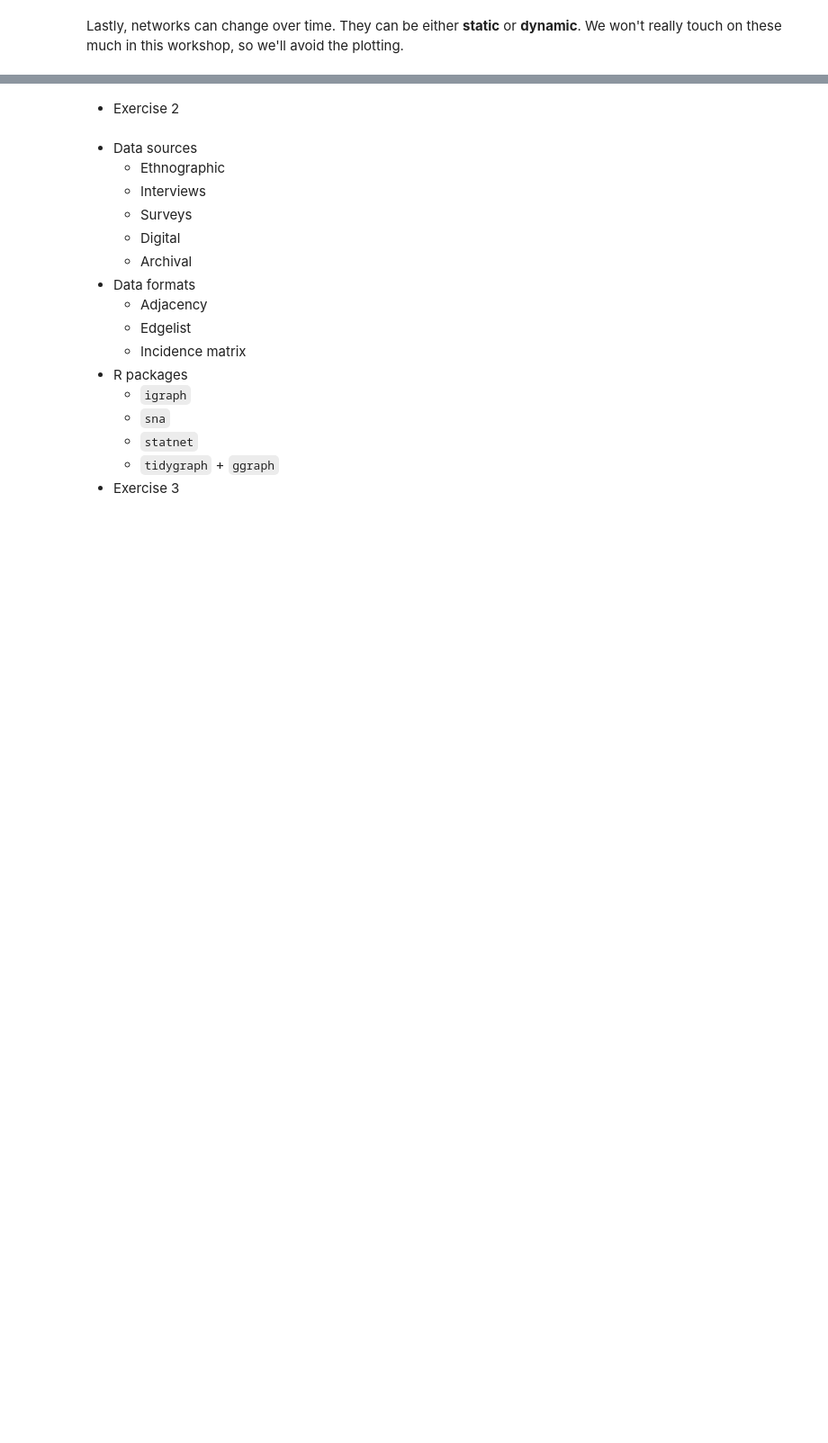
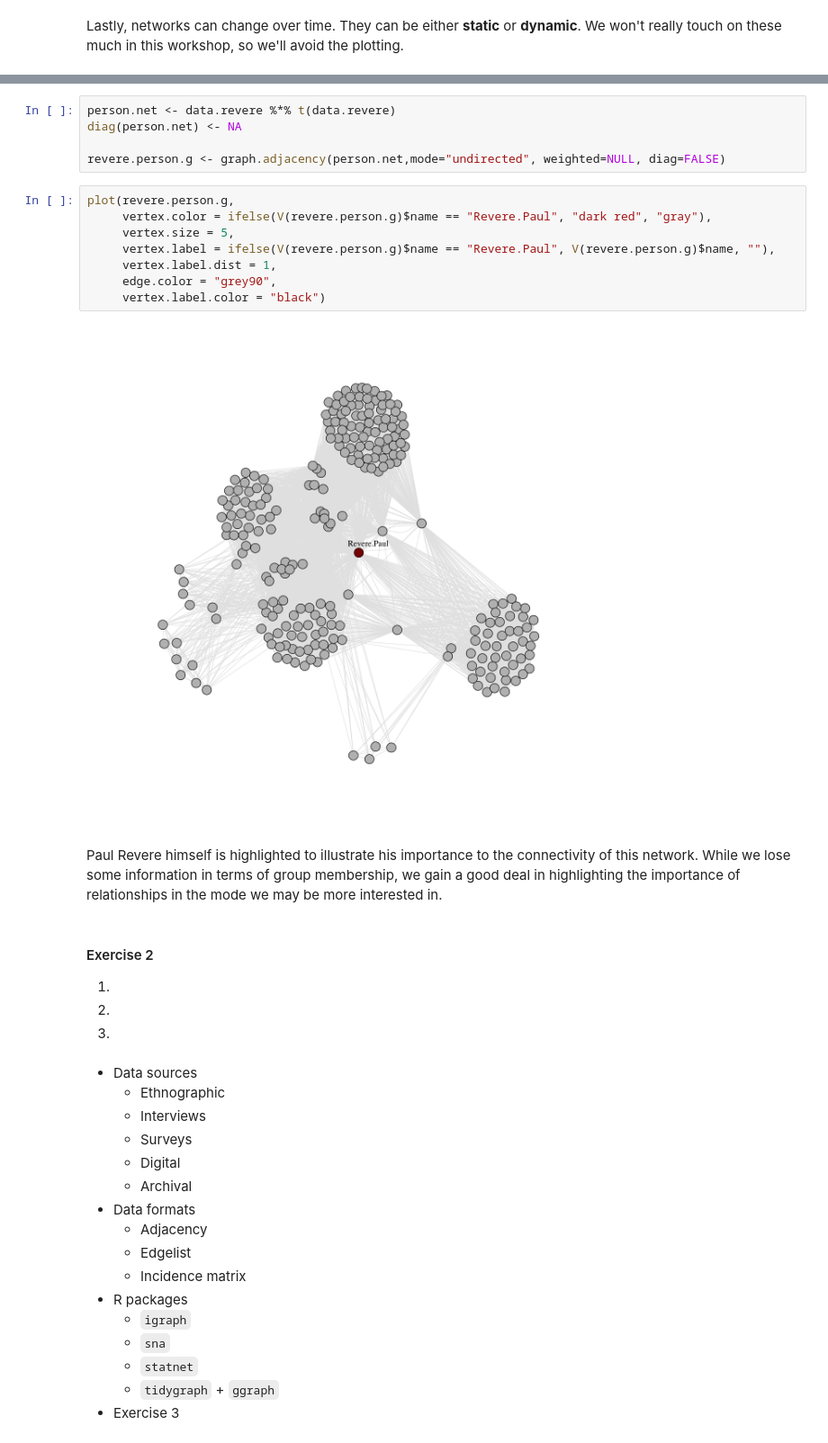
Before and after one commit to alexhanna/zurich-sna, a Jupyter notebook: Introduction to Social Network Analysis.ipynb, the cells around one changed output, grey strips where cells are left out. Shown at 90% size. Saved outputs shown, nothing was run; the diff lists cells and outputs as text; blank space fills up the shorter version.

```diff
--- a/Introduction to Social Network Analysis.ipynb
+++ b/Introduction to Social Network Analysis.ipynb
@@ -156,5 +191,26 @@ Lastly, networks can change over time. They can be either **static** or **dynami
+# %%
+person.net <- data.revere %*% t(data.revere)
+diag(person.net) <- NA
+
+revere.person.g <- graph.adjacency(person.net,mode="undirected", weighted=NULL, diag=FALSE)
+# %%
+plot(revere.person.g,
+     vertex.color = ifelse(V(revere.person.g)$name == "Revere.Paul", "dark red", "gray"),
+     vertex.size = 5,
+     vertex.label = ifelse(V(revere.person.g)$name == "Revere.Paul", V(revere.person.g)$name, ""),
+     vertex.label.dist = 1,
+     edge.color = "grey90",
+     vertex.label.color = "black")
+# %% [output]
+[figure, added]
+# %% [markdown]
+Paul Revere himself is highlighted to illustrate his importance to the connectivity of this network. While we lose some information in terms of group membership, we gain a good deal in highlighting the importance of relationships in the mode we may be more interested in.
 # %% [markdown]
-- Exercise 2
+#### Exercise 2
+
+1.
+2.
+3.
 # %% [markdown]
 - Data sources
     - Ethnographic
```
Also changed, not shown: parts of 8 cells of this notebook, 1 other file.
